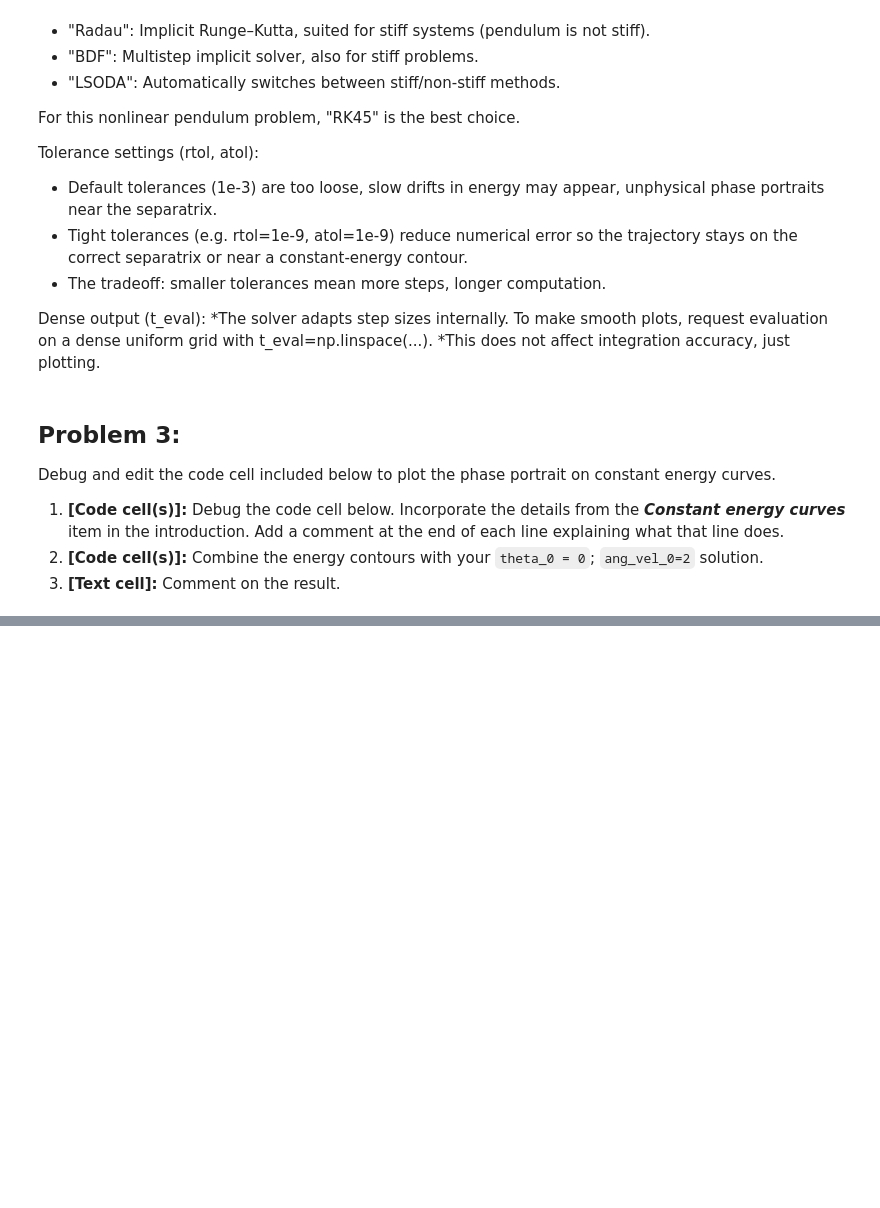
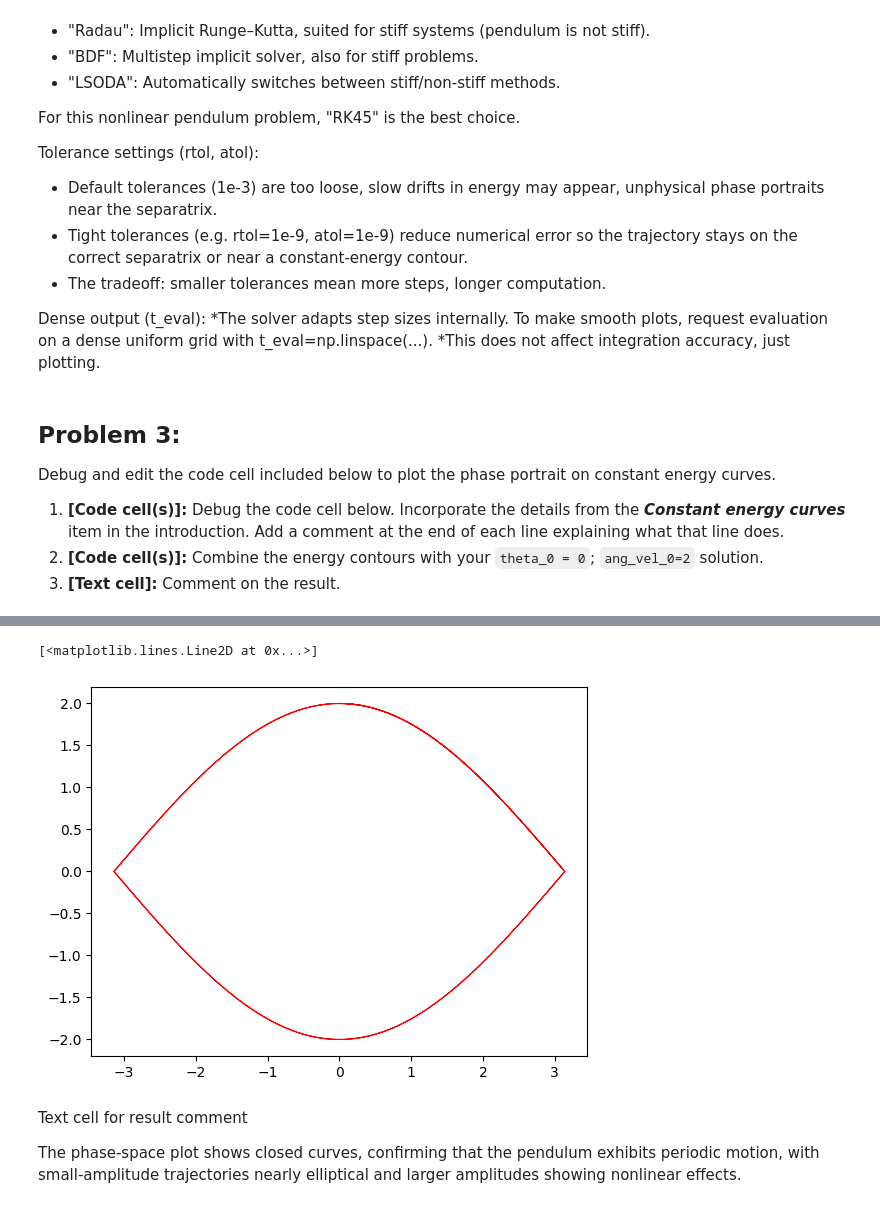
Before and after one commit to IntroComputationalPhysics-UNT/euler-and-solve-ivp-firebats2000, a Jupyter notebook: rigid_pendulum_assignment_v2.ipynb, the cells around one changed output, grey strips where cells are left out. Saved outputs shown, nothing was run; the diff lists cells and outputs as text; code cells hidden in the pictures; blank space fills up the shorter version.

```diff
--- a/rigid_pendulum_assignment_v2.ipynb
+++ b/rigid_pendulum_assignment_v2.ipynb
@@ -371,0 +374,11 @@ plt.show()
+# %%
+# code cell for combined energy contours
+
+plt.plot(sol.y[0], sol.y[1], label='Trajectory', color='red', linewidth=0.8)
+# %% [output]
+[<matplotlib.lines.Line2D at 0x...>]
+[figure, added]
+# %% [markdown]
+Text cell for result comment
+
+The phase-space plot shows closed curves, confirming that the pendulum exhibits periodic motion, with small-amplitude trajectories nearly elliptical and larger amplitudes showing nonlinear effects.
```
Also changed, not shown: parts of 1 cell of this notebook.
